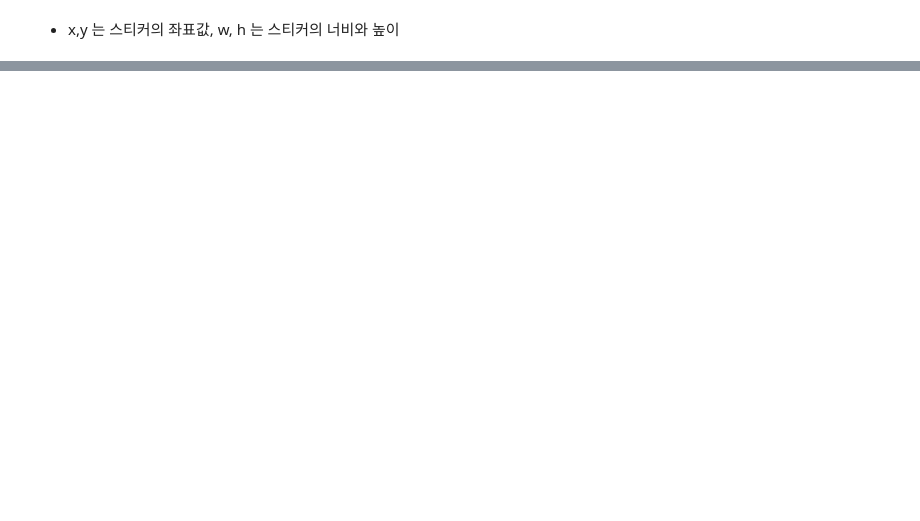
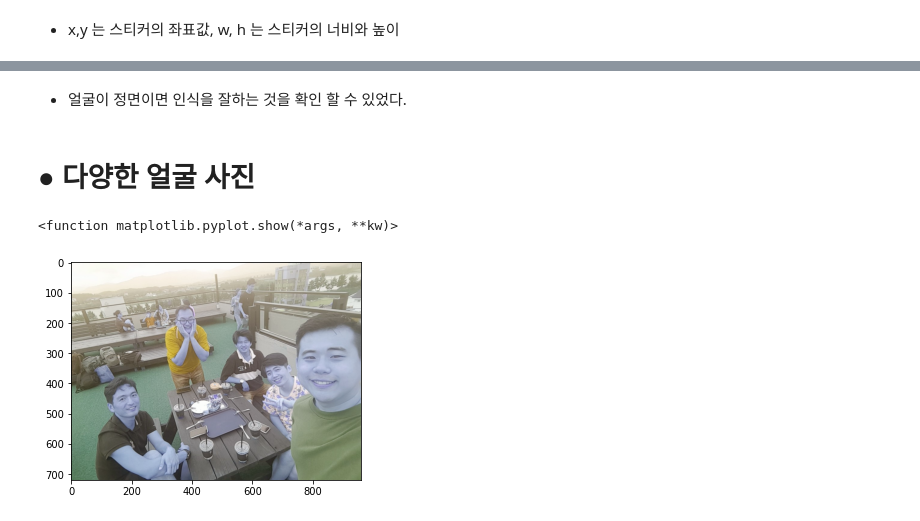
Before and after one commit to fmfmsd/Chamchee, a Jupyter notebook: Exploration/Ex7/Exploration7.ipynb, the cells around one changed output, grey strips where cells are left out. Cells and saved outputs as stored; diff of their text form; code cells hidden in the pictures; blank space fills up the shorter version.

```diff
--- a/Exploration/Ex7/Exploration7.ipynb
+++ b/Exploration/Ex7/Exploration7.ipynb
@@ -191,0 +197,13 @@ plt.show()
+# %% [markdown]
+- 얼굴이 정면이면 인식을 잘하는 것을 확인 할 수 있었다.
+# %% [markdown]
+# ● 다양한 얼굴 사진
+# %%
+my_image_path = ('/content/drive/MyDrive/exploration/pic/five3.jpg')
+img_bgr = cv2.imread(my_image_path,1) # OpenCV로 이미지를 불러옵니다,
+img_show = img_bgr.copy()  # 출력용 이미지를 따로 보관합니다,
+plt.imshow(img_bgr) # 이미지를 출력하기 위해 출력할 이미지를 올려준다. (실제 출력은 하지 않음)
+plt.show # 이미지를 출력해준다. (실제 출력)
+# %% [output]
+<function matplotlib.pyplot.show(*args, **kw)>
+[figure, added]
```
Also changed, not shown: parts of 21 cells of this notebook.
